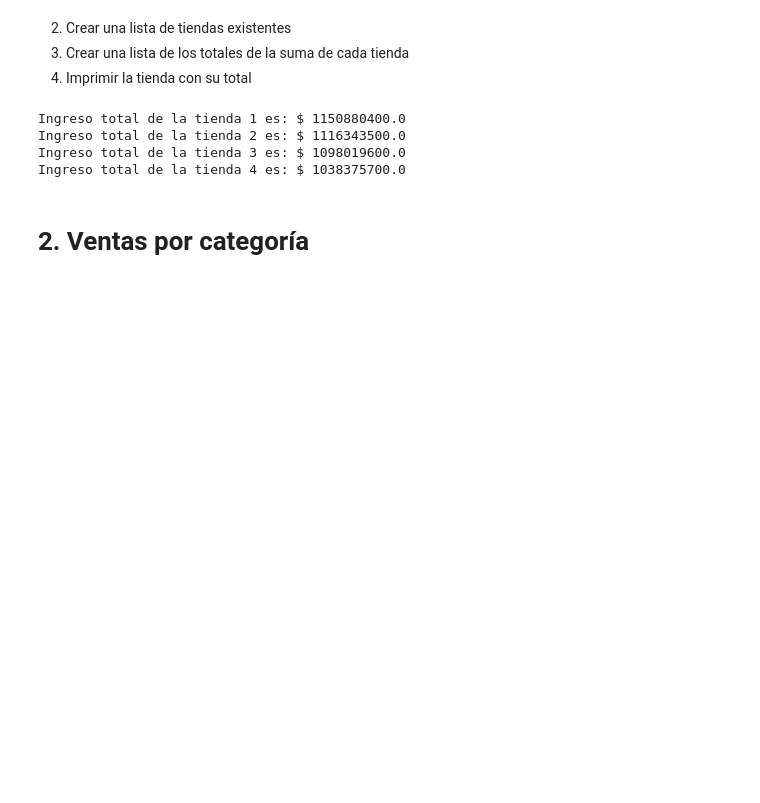
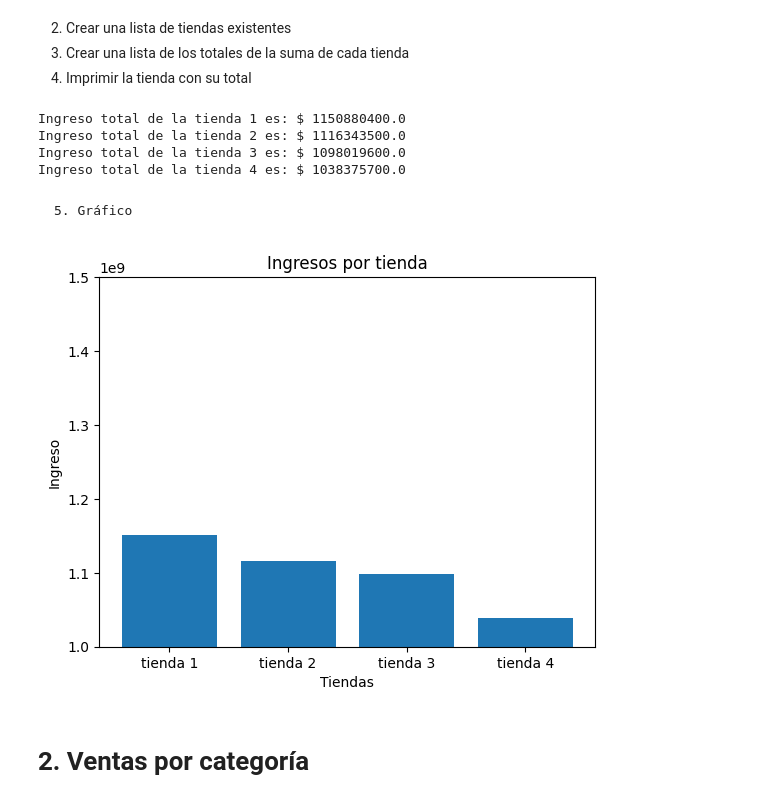
Before and after one commit to patriciopilco/Programming-Skills-Level0, a Jupyter notebook: AluraStoreLatam.ipynb, the cells around one changed output. Drawn from its saved outputs; the diff is of its cells as text; code cells hidden in the pictures; blank space fills up the shorter version.

```diff
--- a/AluraStoreLatam.ipynb
+++ b/AluraStoreLatam.ipynb
@@ -62,6 +62,19 @@ Ingreso total de la tienda 1 es: $ 1150880400.0
 Ingreso total de la tienda 2 es: $ 1116343500.0
 Ingreso total de la tienda 3 es: $ 1098019600.0
 Ingreso total de la tienda 4 es: $ 1038375700.0
+# %% [markdown]
+    5. Gráfico
+# %%
+import matplotlib.pyplot
+
+matplotlib.pyplot.title('Ingresos por tienda')
+matplotlib.pyplot.ylabel('Ingreso')
+matplotlib.pyplot.xlabel('Tiendas')
+matplotlib.pyplot.ylim(1000000000, 1500000000)
+matplotlib.pyplot.bar(lista, ingreso)
+matplotlib.pyplot.show()
+# %% [output]
+[figure, added]
 # %% [markdown]
 # 2. Ventas por categoría
 # %% [markdown]
```
